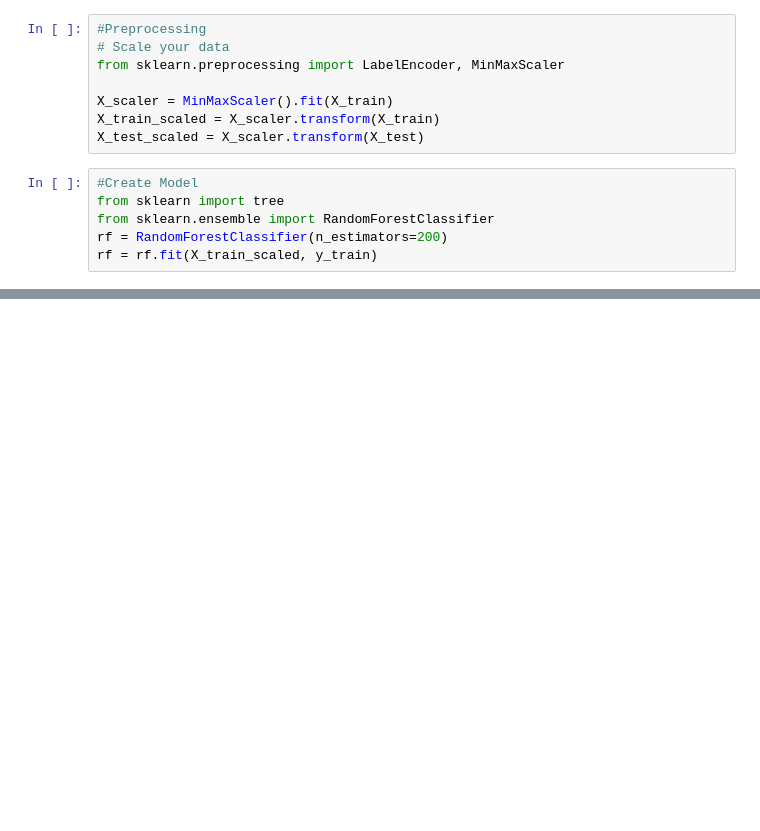
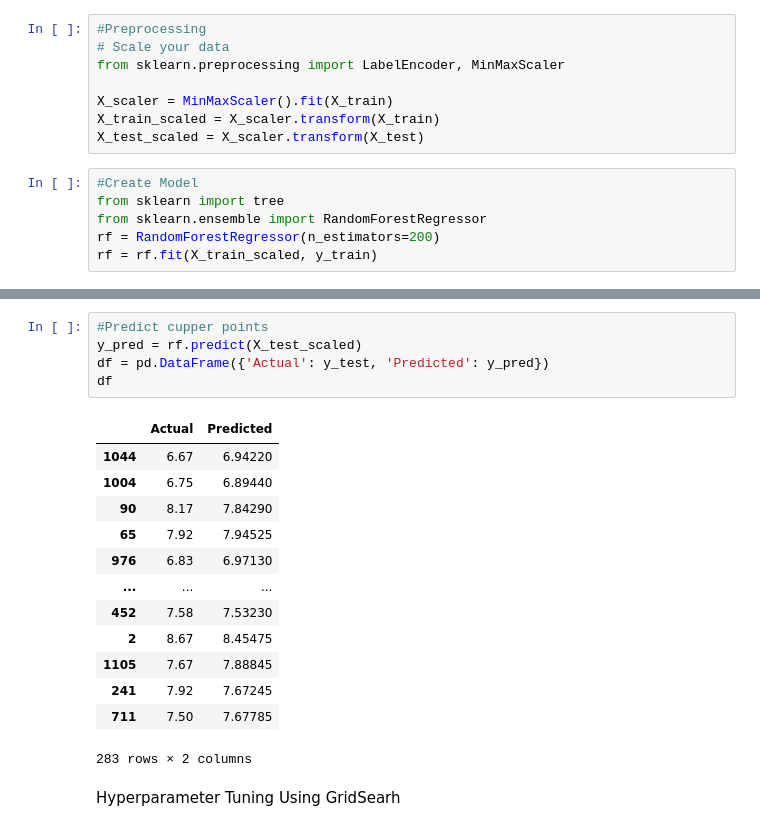
Before and after one commit to lamccart15/Coffee_Ratings, a Jupyter notebook: coffee_RF.ipynb, the cells around one changed output, grey strips where cells are left out. Cells and saved outputs as stored; diff of their text form; blank space fills up the shorter version.

Commit message:
Ran model and showed low accuracy so grid searched to improve

```diff
--- a/coffee_RF.ipynb
+++ b/coffee_RF.ipynb
@@ -91,6 +91,6 @@ X_test_scaled = X_scaler.transform(X_test)
 # %%
 #Create Model
 from sklearn import tree
-from sklearn.ensemble import RandomForestClassifier
-rf = RandomForestClassifier(n_estimators=200)
+from sklearn.ensemble import RandomForestRegressor
+rf = RandomForestRegressor(n_estimators=200)
 rf = rf.fit(X_train_scaled, y_train)
@@ -98,0 +118,21 @@ ValueError: Unknown label type: 'continuous'
+# %%
+#Predict cupper points
+y_pred = rf.predict(X_test_scaled)
+df = pd.DataFrame({'Actual': y_test, 'Predicted': y_pred})
+df
+# %% [output]
+|  | Actual | Predicted |
+| 1044 | 6.67 | 6.94220 |
+| 1004 | 6.75 | 6.89440 |
+| 90 | 8.17 | 7.84290 |
+| 65 | 7.92 | 7.94525 |
+| 976 | 6.83 | 6.97130 |
+| ... | ... | ... |
+| 452 | 7.58 | 7.53230 |
+| 2 | 8.67 | 8.45475 |
+| 1105 | 7.67 | 7.88845 |
+| 241 | 7.92 | 7.67245 |
+| 711 | 7.50 | 7.67785 |
+283 rows × 2 columns
+# %% [markdown]
+Hyperparameter Tuning Using GridSearh
```
Also changed, not shown: parts of 6 cells of this notebook.
